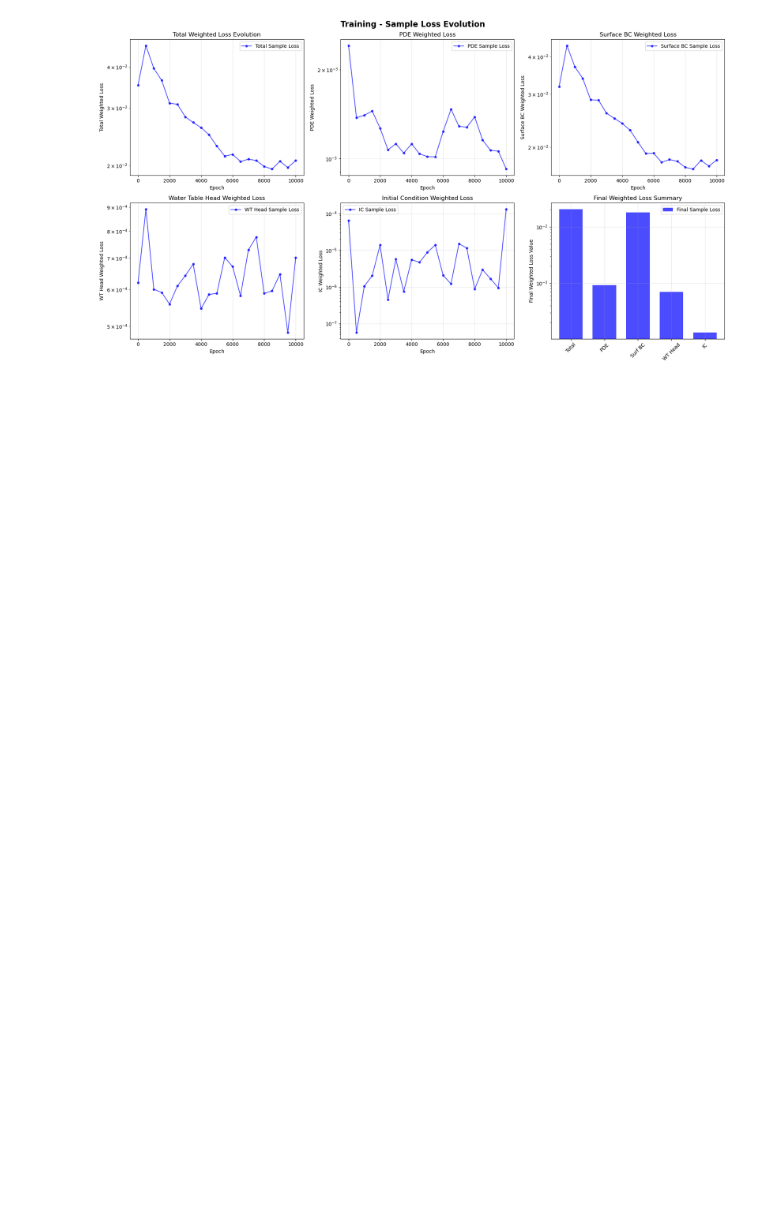
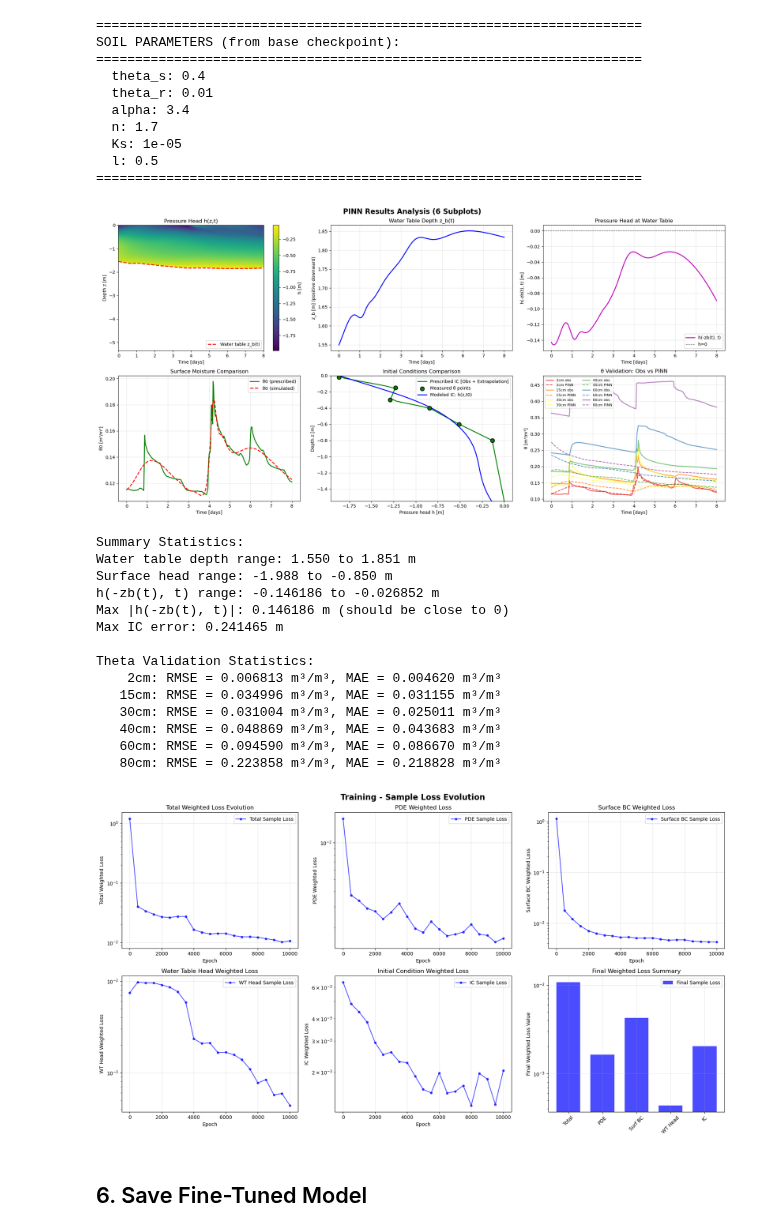
Before and after one commit to WqgJing/SMAP-Recharge-Flux, a Jupyter notebook: notebooks/finetune_example.ipynb, the cells around one changed output. Cells and saved outputs as stored; diff of their text form; code cells hidden in the pictures; blank space fills up the shorter version.

```diff
--- a/notebooks/finetune_example.ipynb
+++ b/notebooks/finetune_example.ipynb
@@ -265,7 +420,68 @@ Max IC error: 0.047273 m
-# %%
-from src.visualization import plot_training_losses
-
-# Plot training losses
-plot_training_losses(losses, comps, sample_losses, sample_comps, sample_epochs)
-# %% [output]
-[figure, removed]
+# %%
+# ============================================================================
+# VISUALIZE FINE-TUNED MODEL
+# ============================================================================
+
+# Load soil parameters from checkpoint (must match base training)
+checkpoint = torch.load(BASE_CHECKPOINT, map_location=device)
+soil_params = checkpoint['normalization_params']['soil_params']
+
+print("="*70)
+print("SOIL PARAMETERS (from base checkpoint):")
+print("="*70)
+for key, val in soil_params.items():
+    print(f"  {key}: {val}")
+print("="*70)
+
+# Prepare observation data for validation
+obs_data_viz = {
+    'times': times_seconds,
+    'depths': [-0.02, -0.15, -0.30, -0.40, -0.60, -0.80],  # Negative (below surface)
+    'theta': [theta_2cm, theta_15cm, theta_30cm, theta_40cm, theta_60cm, theta_80cm]
+}
+
+# Plot comprehensive results
+model.eval()
+plot_comprehensive_results(
+    model,
+    new_theta0_data,
+    soil_params,
+    device=device,
+    obs_data=obs_data_viz
+)
+
+
+# ============================================================================
+# PLOT TRAINING LOSSES
+# ============================================================================
+
+plot_training_losses(losses, comps, sample_losses, sample_comps, sample_epochs)
+# %% [output]
+======================================================================
+SOIL PARAMETERS (from base checkpoint):
+======================================================================
+  theta_s: 0.4
+  theta_r: 0.01
+  alpha: 3.4
+  n: 1.7
+  Ks: 1e-05
+  l: 0.5
+======================================================================
+[figure, added]
+Summary Statistics:
+Water table depth range: 1.550 to 1.851 m
+Surface head range: -1.988 to -0.850 m
+h(-zb(t), t) range: -0.146186 to -0.026852 m
+Max |h(-zb(t), t)|: 0.146186 m (should be close to 0)
+Max IC error: 0.241465 m
+
+Theta Validation Statistics:
+    2cm: RMSE = 0.006813 m³/m³, MAE = 0.004620 m³/m³
+   15cm: RMSE = 0.034996 m³/m³, MAE = 0.031155 m³/m³
+   30cm: RMSE = 0.031004 m³/m³, MAE = 0.025011 m³/m³
+   40cm: RMSE = 0.048869 m³/m³, MAE = 0.043683 m³/m³
+   60cm: RMSE = 0.094590 m³/m³, MAE = 0.086670 m³/m³
+   80cm: RMSE = 0.223858 m³/m³, MAE = 0.218828 m³/m³
+[figure, added]
+# %% [markdown]
+## 6. Save Fine-Tuned Model
```
Also changed, not shown: parts of 20 cells of this notebook, 4 other files.
